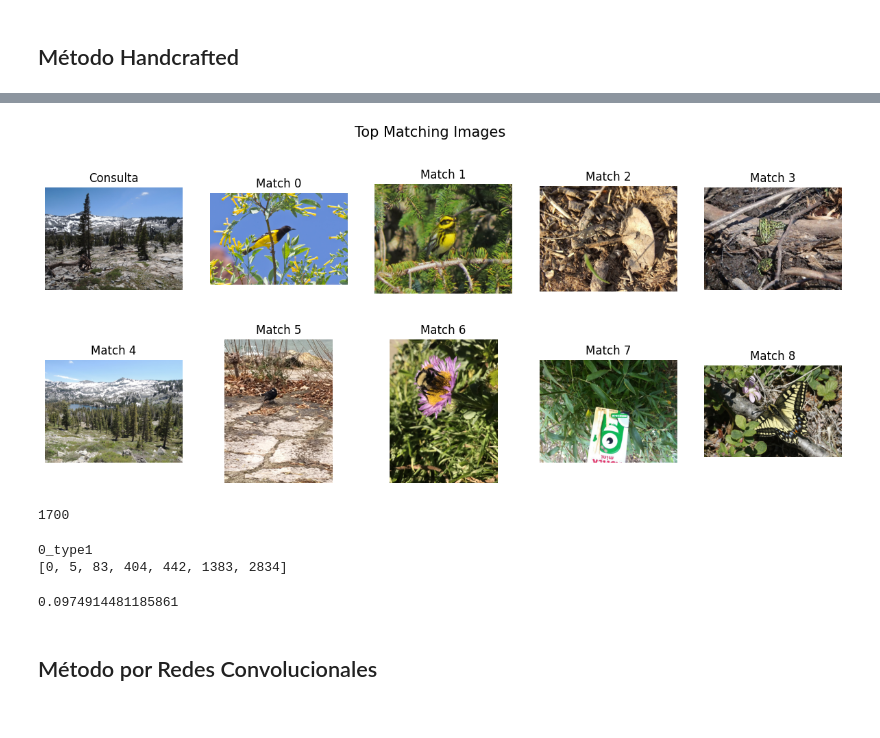
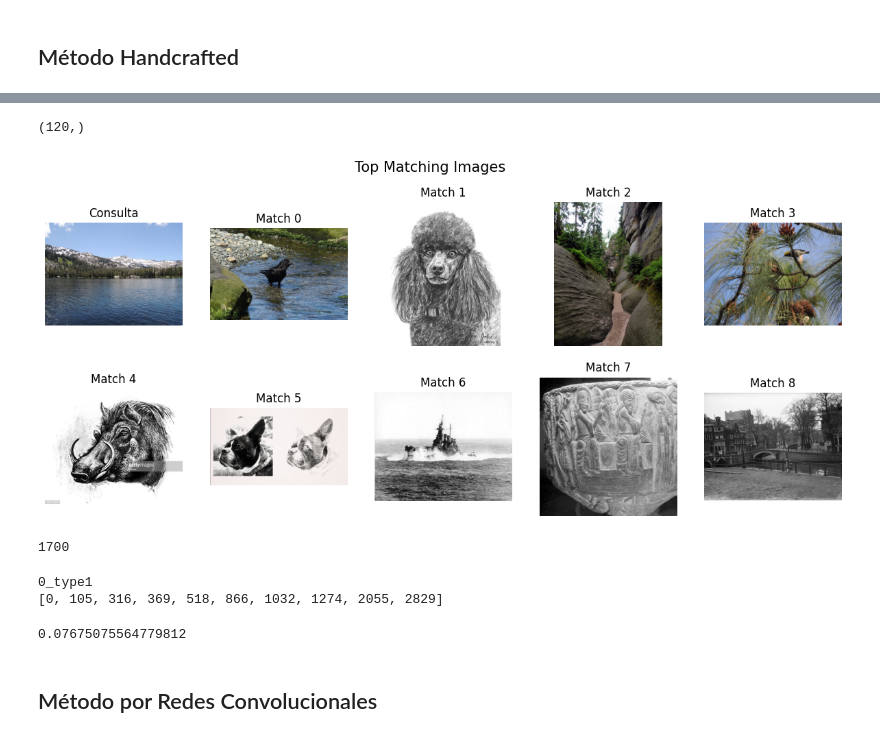
Before and after one commit to pabloyzm/LabInt, a Jupyter notebook: testing.ipynb, the cells around one changed output, grey strips where cells are left out. Cells and saved outputs as stored; diff of their text form; code cells hidden in the pictures.

```diff
--- a/testing.ipynb
+++ b/testing.ipynb
@@ -64,7 +58,25 @@ df_query
-# %%
-path_to_images = '/root/labint/scripts/LabInt/data/GPR1200/images'
-plot_10(df_query,path_to_images)
-# %% [output]
-[figure, removed]
+# %%
+df['features_histogram'][1000].shape
+# %% [output]
+(120,)
+# %%
+def plot_10(df_, path_to_images):
+    fig,ax = plt.subplots(nrows=2,ncols=5,figsize=(15, 6))
+    fig.suptitle("Top Matching Images", fontsize=15)
+    ax[0][0].set_title(f"Consulta")
+    x = 0
+    for j in range(0, 2):
+        for i in range(0,5):
+            ax[j][i].set_axis_off()
+            ax[j][i].imshow(Image.open(f'{path_to_images}/{df_["image_name"][x]}'))
+            if x > 0:
+                ax[j][i].set_title(f"Match {x-1}")
+            x +=1
+    plt.show()
+
+path_to_images = '/root/labint/scripts/LabInt/data/GPR1200/images'
+plot_10(df_query_hand,path_to_images)
+# %% [output]
+[figure, added]
 # %%
 # count how many different classes are
@@ -73,12 +85,12 @@ df_handcrafted["class"].nunique()
 1700
 # %%
 # evaluating ranking method
-image_example = df_handcrafted["image_name"][0]
-evaluate_query(df_handcrafted, image_example, measure="euclidean", normalized=True)
+image_example = df["image_name"][0]
+evaluate_query(df, IMAGE_EXAMPLE, measure=MEASURE, normalized=True)
 # %% [output]
 0_type1
-[0, 5, 83, 404, 442, 1383, 2834]
+[0, 105, 316, 369, 518, 866, 1032, 1274, 2055, 2829]
-0.0974914481185861
+0.07675075564779812
 # %% [markdown]
 ## Método por Redes Convolucionales
 # %%
```
Also changed, not shown: parts of 44 cells of this notebook, 6 other files.
